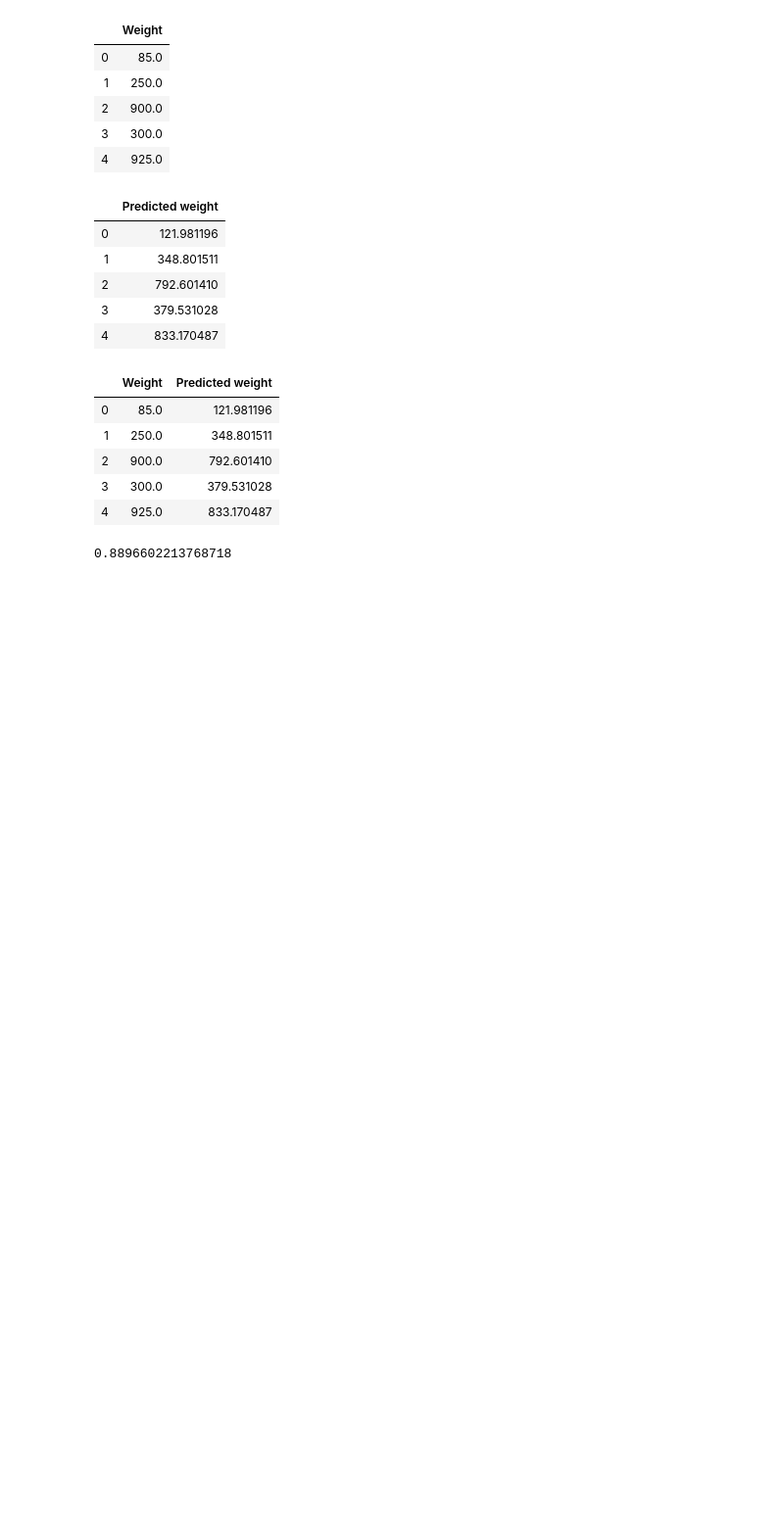
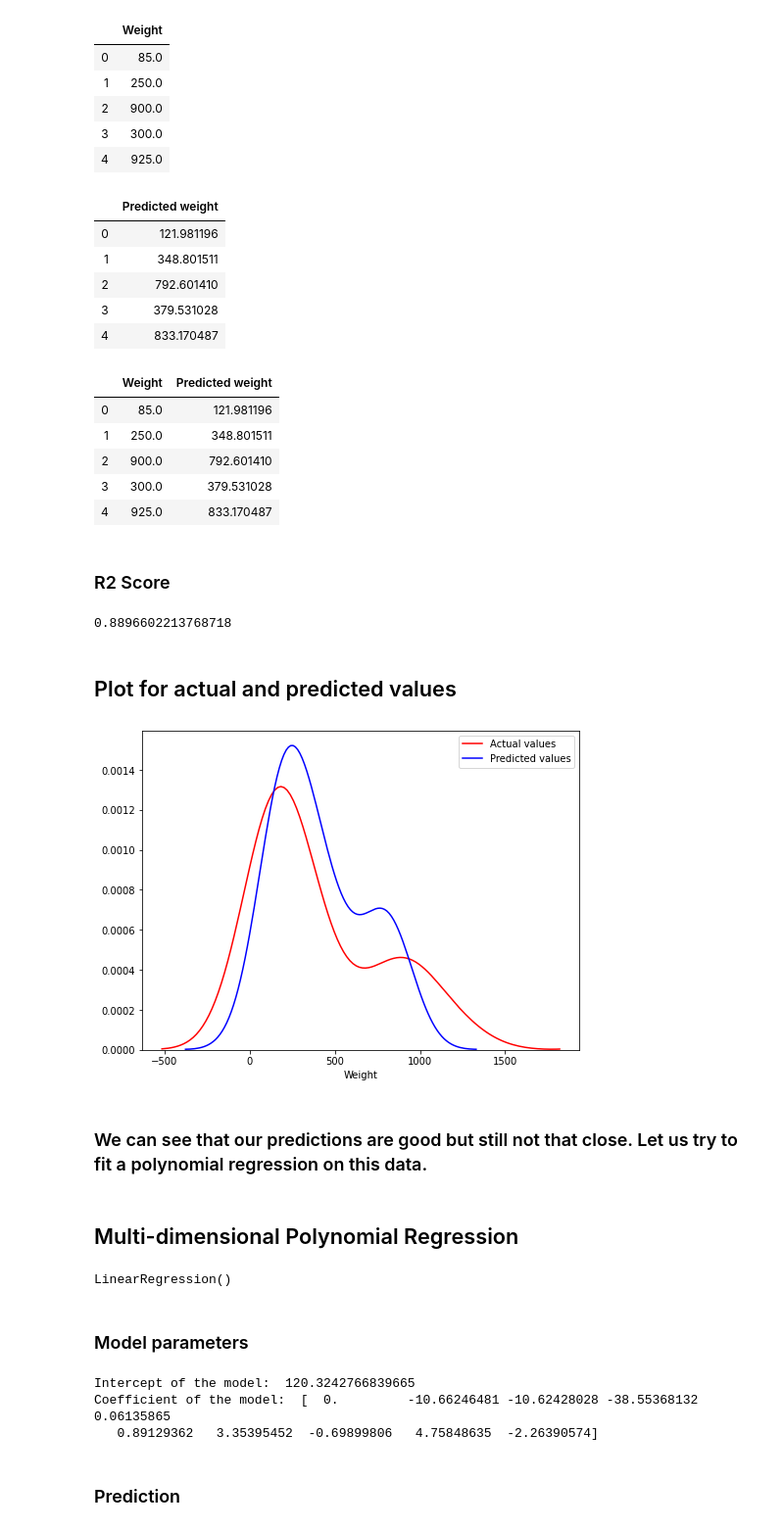
Before and after one commit to chetnakhanna16/FishMarket_WeightEstimation, a Jupyter notebook: FishMarket_WeightEstimation.ipynb, the cells around one changed output. Shown at 98% size. Saved outputs shown, nothing was run; the diff lists cells and outputs as text; code cells hidden in the pictures; blank space fills up the shorter version.

Commit message:
Adding code for multiple linear regression

```diff
--- a/FishMarket_WeightEstimation.ipynb
+++ b/FishMarket_WeightEstimation.ipynb
@@ -405,0 +416,2 @@ df.shape
+# %%
+df.drop([40], inplace=True)
@@ -487,7 +513,21 @@ df_y.head()
 | 2 | 900.0 | 792.601410 |
 | 3 | 300.0 | 379.531028 |
 | 4 | 925.0 | 833.170487 |
+# %% [markdown]
+### R2 Score
 # %%
 print(r2_score(y_test, y_pred))
 # %% [output]
 0.8896602213768718
+# %% [markdown]
+## Plot for actual and predicted values
+# %%
+ax1 = sns.distplot(y_test, hist=False, color="r", label="Actual values")
+sns.distplot(y_pred, hist=False, color="b", label="Predicted values", ax=ax1)
+plt.show()
+# %% [output]
+[figure, added]
+# %% [markdown]
+### We can see that our predictions are good but still not that close. Let us try to fit a polynomial regression on this data.
+# %% [markdown]
+## Multi-dimensional Polynomial Regression
@@ -493,0 +537,16 @@ print(r2_score(y_test, y_pred))
+# %%
+lm_poly = LinearRegression()
+lm_poly.fit(X_train_poly, y_train)
+# %% [output]
+LinearRegression()
+# %% [markdown]
+### Model parameters
+# %%
+print("Intercept of the model: ", lm_poly.intercept_)
+print("Coefficient of the model: ", lm_poly.coef_)
+# %% [output]
+Intercept of the model:  120.3242766839665
+Coefficient of the model:  [  0.         -10.66246481 -10.62428028 -38.55368132   0.06135865
+   0.89129362   3.35395452  -0.69899806   4.75848635  -2.26390574]
+# %% [markdown]
+### Prediction
```
Also changed, not shown: parts of 17 cells of this notebook.
